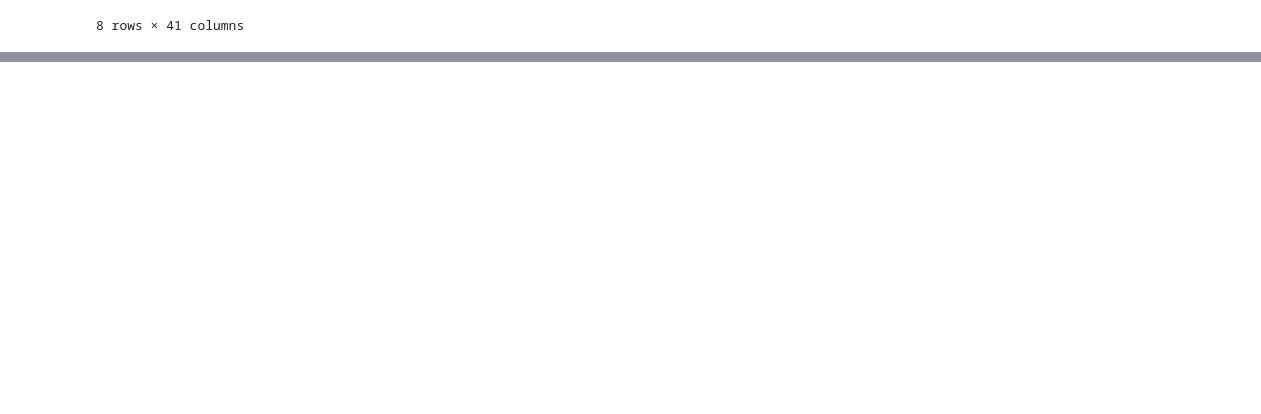
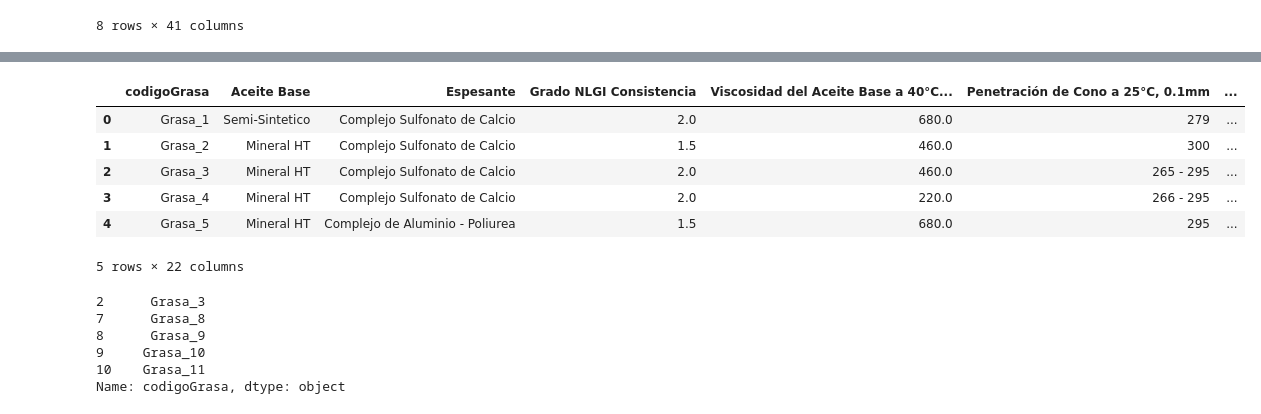
Before and after one commit to luiscarlosmarrufo/reto-interlub, a Jupyter notebook: notebooks/exploration.ipynb, the cells around one changed output, grey strips where cells are left out. Cells and saved outputs as stored; diff of their text form; code cells hidden in the pictures; blank space fills up the shorter version.

```diff
--- a/notebooks/exploration.ipynb
+++ b/notebooks/exploration.ipynb
@@ -299,0 +352,14 @@ df_pdf
+# %%
+# para probar, crear una columna extrande identificadores (por ahora)
+
+df_v_id = df_v.reset_index()
+df_v_id['id'] = df_v_id.index
+df_v_id.head()
+# %% [output]
+|  | codigoGrasa | Aceite Base | Espesante | Grado NLGI Consistencia | Viscosidad del Aceite Base a 40°C... | Penetración de Cono a 25°C, 0.1mm | ... |
+| 0 | Grasa_1 | Semi-Sintetico | Complejo Sulfonato de Calcio | 2.0 | 680.0 | 279 | ... |
+| 1 | Grasa_2 | Mineral HT | Complejo Sulfonato de Calcio | 1.5 | 460.0 | 300 | ... |
+| 2 | Grasa_3 | Mineral HT | Complejo Sulfonato de Calcio | 2.0 | 460.0 | 265 - 295 | ... |
+| 3 | Grasa_4 | Mineral HT | Complejo Sulfonato de Calcio | 2.0 | 220.0 | 266 - 295 | ... |
+| 4 | Grasa_5 | Mineral HT | Complejo de Aluminio - Poliurea | 1.5 | 680.0 | 295 | ... |
+5 rows × 22 columns
@@ -299,0 +377,9 @@ df_pdf
+# %%
+get_recommendations("Grasa_10").head()
+# %% [output]
+2      Grasa_3
+7      Grasa_8
+8      Grasa_9
+9     Grasa_10
+10    Grasa_11
+Name: codigoGrasa, dtype: object
```
Also changed, not shown: parts of 11 cells of this notebook.
